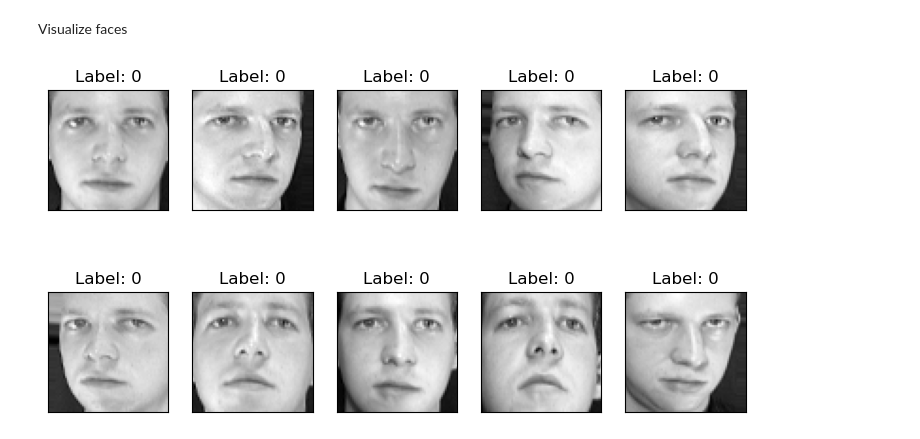
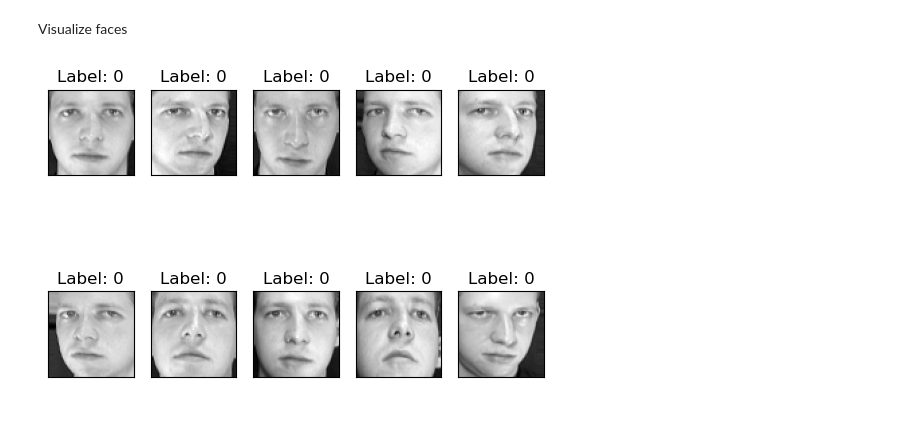
Before and after one commit to AlysterBenedict/AIML_LAB, a Jupyter notebook: olivetti dataset/algorithms.ipynb, the cells around one changed output. Saved outputs shown, nothing was run; the diff lists cells and outputs as text; code cells hidden in the pictures.

```diff
--- a/olivetti dataset/algorithms.ipynb
+++ b/olivetti dataset/algorithms.ipynb
@@ -153,15 +153,15 @@ weighted avg       0.47      0.42      0.41        80
 Visualize faces
 # %%
 def plot_faces(images, labels, n_row=2, n_col=5):
-    plt.figure(figsize=(1.8 * n_col, 2.4 * n_row))
+
     for i in range(n_row * n_col):
         plt.subplot(n_row, n_col, i + 1)
         plt.imshow(images[i], cmap=plt.cm.gray)
         plt.title(f"Label: {labels[i]}")
         plt.xticks(())
         plt.yticks(())
     plt.show()
 
 plot_faces(faces.images, y)
 # %% [output]
-[figure, old version]
+[figure, new version]
```
Also changed, not shown: parts of 3 cells of this notebook.
